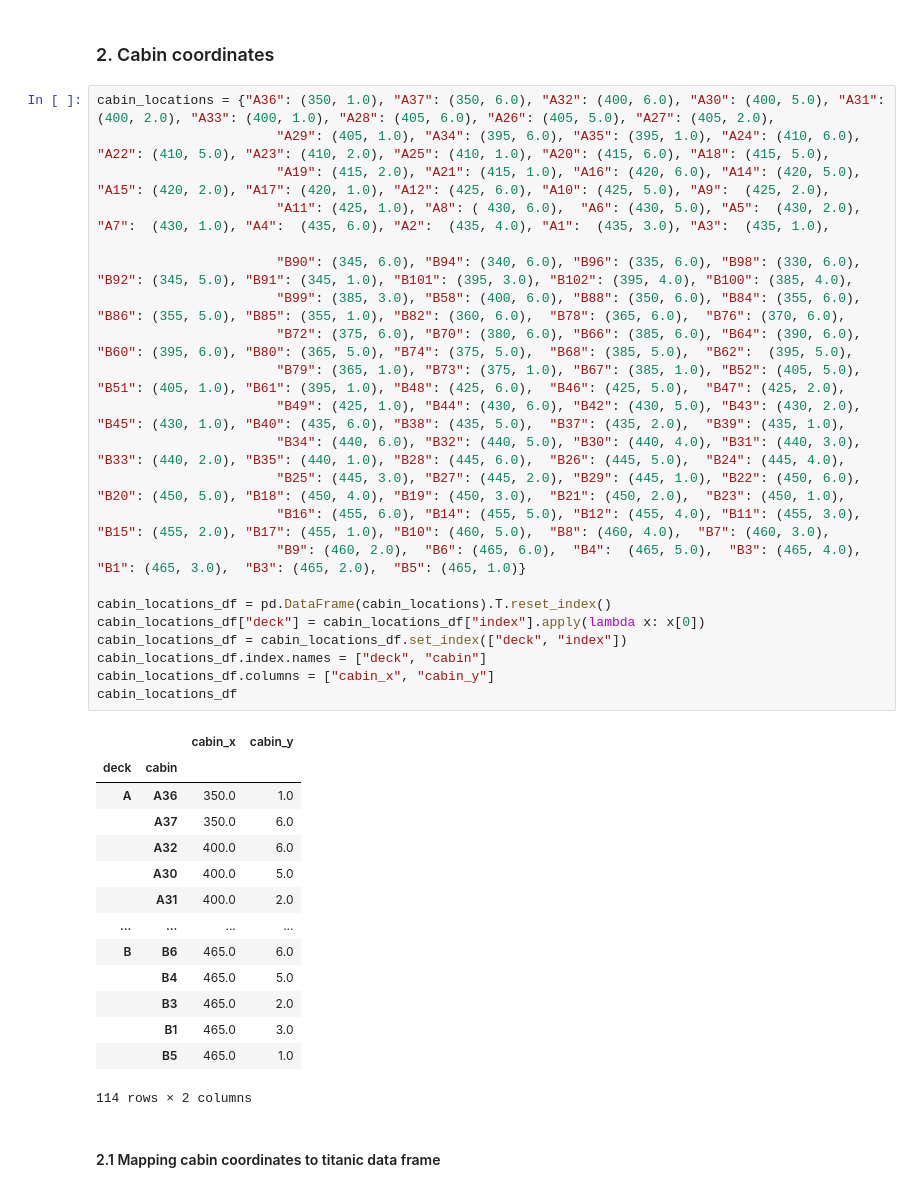
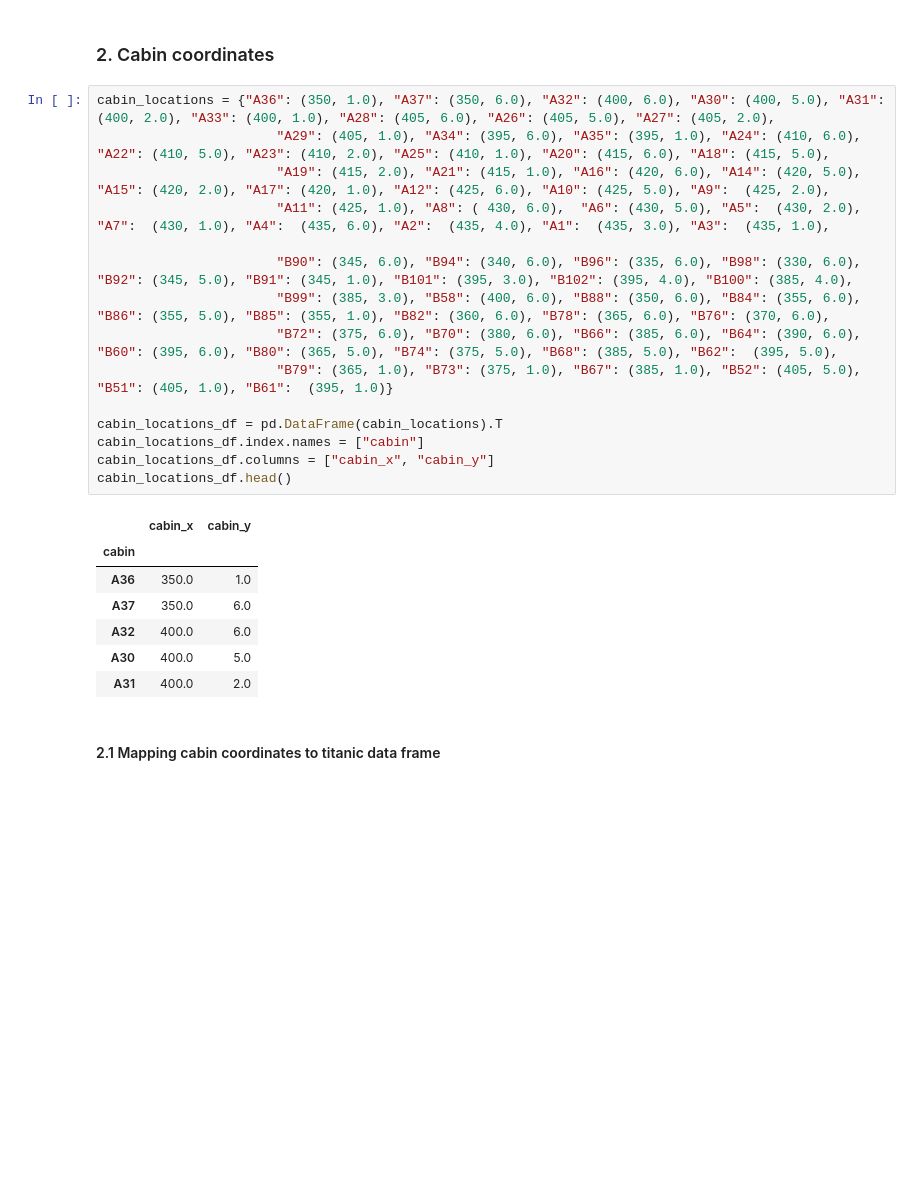
Before and after one commit to UBC-MDS/DSCI_532_GROUP_109, a Jupyter notebook: src/titanic_viz.ipynb, the cells around one changed output. Drawn from its saved outputs; the diff is of its cells as text; blank space fills up the shorter version.

```diff
--- a/src/titanic_viz.ipynb
+++ b/src/titanic_viz.ipynb
@@ -27,40 +27,26 @@ titanic_df
 # %%
 cabin_locations = {"A36": (350, 1.0), "A37": (350, 6.0), "A32": (400, 6.0), "A30": (400, 5.0), "A31": (400, 2.0), "A33": (400, 1.0), "A28": (405, 6.0), "A26": (405, 5.0), "A27": (405, 2.0),
                        "A29": (405, 1.0), "A34": (395, 6.0), "A35": (395, 1.0), "A24": (410, 6.0), "A22": (410, 5.0), "A23": (410, 2.0), "A25": (410, 1.0), "A20": (415, 6.0), "A18": (415, 5.0),
                        "A19": (415, 2.0), "A21": (415, 1.0), "A16": (420, 6.0), "A14": (420, 5.0), "A15": (420, 2.0), "A17": (420, 1.0), "A12": (425, 6.0), "A10": (425, 5.0), "A9":  (425, 2.0),
                        "A11": (425, 1.0), "A8": ( 430, 6.0),  "A6": (430, 5.0), "A5":  (430, 2.0), "A7":  (430, 1.0), "A4":  (435, 6.0), "A2":  (435, 4.0), "A1":  (435, 3.0), "A3":  (435, 1.0),
 
                        "B90": (345, 6.0), "B94": (340, 6.0), "B96": (335, 6.0), "B98": (330, 6.0), "B92": (345, 5.0), "B91": (345, 1.0), "B101": (395, 3.0), "B102": (395, 4.0), "B100": (385, 4.0),
-                       "B99": (385, 3.0), "B58": (400, 6.0), "B88": (350, 6.0), "B84": (355, 6.0), "B86": (355, 5.0), "B85": (355, 1.0), "B82": (360, 6.0),  "B78": (365, 6.0),  "B76": (370, 6.0),
-                       "B72": (375, 6.0), "B70": (380, 6.0), "B66": (385, 6.0), "B64": (390, 6.0), "B60": (395, 6.0), "B80": (365, 5.0), "B74": (375, 5.0),  "B68": (385, 5.0),  "B62":  (395, 5.0),
-                       "B79": (365, 1.0), "B73": (375, 1.0), "B67": (385, 1.0), "B52": (405, 5.0), "B51": (405, 1.0), "B61": (395, 1.0), "B48": (425, 6.0),  "B46": (425, 5.0),  "B47": (425, 2.0),
-                       "B49": (425, 1.0), "B44": (430, 6.0), "B42": (430, 5.0), "B43": (430, 2.0), "B45": (430, 1.0), "B40": (435, 6.0), "B38": (435, 5.0),  "B37": (435, 2.0),  "B39": (435, 1.0),
-                       "B34": (440, 6.0), "B32": (440, 5.0), "B30": (440, 4.0), "B31": (440, 3.0), "B33": (440, 2.0), "B35": (440, 1.0), "B28": (445, 6.0),  "B26": (445, 5.0),  "B24": (445, 4.0),
-                       "B25": (445, 3.0), "B27": (445, 2.0), "B29": (445, 1.0), "B22": (450, 6.0), "B20": (450, 5.0), "B18": (450, 4.0), "B19": (450, 3.0),  "B21": (450, 2.0),  "B23": (450, 1.0),
-                       "B16": (455, 6.0), "B14": (455, 5.0), "B12": (455, 4.0), "B11": (455, 3.0), "B15": (455, 2.0), "B17": (455, 1.0), "B10": (460, 5.0),  "B8": (460, 4.0),  "B7": (460, 3.0),
-                       "B9": (460, 2.0),  "B6": (465, 6.0),  "B4":  (465, 5.0),  "B3": (465, 4.0), "B1": (465, 3.0),  "B3": (465, 2.0),  "B5": (465, 1.0)}
+                       "B99": (385, 3.0), "B58": (400, 6.0), "B88": (350, 6.0), "B84": (355, 6.0), "B86": (355, 5.0), "B85": (355, 1.0), "B82": (360, 6.0), "B78": (365, 6.0), "B76": (370, 6.0),
+                       "B72": (375, 6.0), "B70": (380, 6.0), "B66": (385, 6.0), "B64": (390, 6.0), "B60": (395, 6.0), "B80": (365, 5.0), "B74": (375, 5.0), "B68": (385, 5.0), "B62":  (395, 5.0),
+                       "B79": (365, 1.0), "B73": (375, 1.0), "B67": (385, 1.0), "B52": (405, 5.0), "B51": (405, 1.0), "B61":  (395, 1.0)}
 
-cabin_locations_df = pd.DataFrame(cabin_locations).T.reset_index()
-cabin_locations_df["deck"] = cabin_locations_df["index"].apply(lambda x: x[0])
-cabin_locations_df = cabin_locations_df.set_index(["deck", "index"])
-cabin_locations_df.index.names = ["deck", "cabin"]
+cabin_locations_df = pd.DataFrame(cabin_locations).T
+cabin_locations_df.index.names = ["cabin"]
 cabin_locations_df.columns = ["cabin_x", "cabin_y"]
-cabin_locations_df
+cabin_locations_df.head()
 # %% [output]
-|  |  | cabin_x | cabin_y |
-| deck | cabin |  |  |
-| A | A36 | 350.0 | 1.0 |
-|  | A37 | 350.0 | 6.0 |
-|  | A32 | 400.0 | 6.0 |
-|  | A30 | 400.0 | 5.0 |
-|  | A31 | 400.0 | 2.0 |
-| ... | ... | ... | ... |
-| B | B6 | 465.0 | 6.0 |
-|  | B4 | 465.0 | 5.0 |
-|  | B3 | 465.0 | 2.0 |
-|  | B1 | 465.0 | 3.0 |
-|  | B5 | 465.0 | 1.0 |
+|  | cabin_x | cabin_y |
+| cabin |  |  |
+| A36 | 350.0 | 1.0 |
+| A37 | 350.0 | 6.0 |
+| A32 | 400.0 | 6.0 |
+| A30 | 400.0 | 5.0 |
+| A31 | 400.0 | 2.0 |
-114 rows × 2 columns
 # %% [markdown]
 #### 2.1 Mapping cabin coordinates to titanic data frame
 # %%
```
Also changed, not shown: parts of 9 cells of this notebook.
